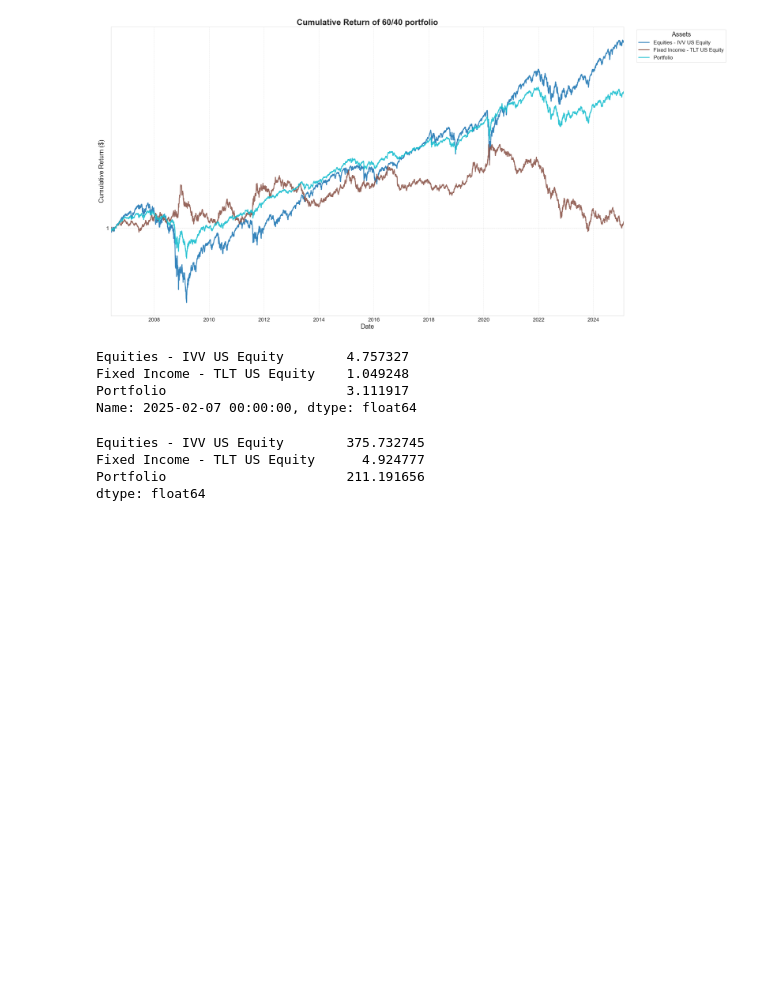
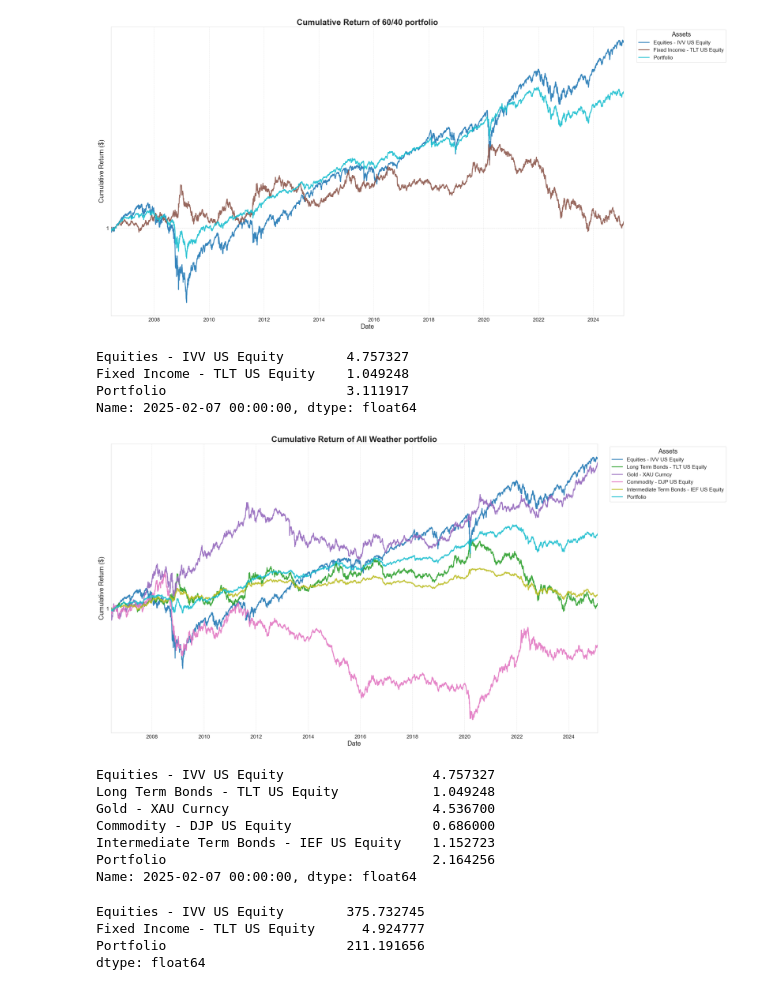
Before and after one commit to tommattoo/Dragon-Portfolio, a Jupyter notebook: dragon-portfolio.ipynb, the cells around one changed output. Cells and saved outputs as stored; diff of their text form; code cells hidden in the pictures; blank space fills up the shorter version.

```diff
--- a/dragon-portfolio.ipynb
+++ b/dragon-portfolio.ipynb
@@ -429,11 +463,20 @@ portfolio_all_weather = dragon_portfolio[['Dates','Equities - IVV US Equity', 'F
 # Convert date column to datetime format
 portfolio_60_40['Dates'] = pd.to_datetime(portfolio_60_40['Dates'])
 portfolio_60_40.set_index('Dates', inplace=True)
+
+# Convert date column to datetime format
+portfolio_all_weather['Dates'] = pd.to_datetime(portfolio_all_weather['Dates'])
+portfolio_all_weather.set_index('Dates', inplace=True)
 # %%
-#create a percentage return df from the dragon_portfolio df
+#create a percentage return df from the portfolio_60_40 df
 percentage_return_60_40 = portfolio_60_40.pct_change()
 
 percentage_return_60_40['Portfolio'] = (percentage_return_60_40['Equities - IVV US Equity'] * 0.6) + (percentage_return_60_40['Fixed Income - TLT US Equity'] * 0.4)
+
+#create a percentage return df from the portfolio_all_weather df
+percentage_return_all_weather = portfolio_all_weather.pct_change()
+
+percentage_return_all_weather['Portfolio'] = (percentage_return_all_weather['Equities - IVV US Equity'] * 0.3) + (percentage_return_all_weather['Long Term Bonds - TLT US Equity'] * 0.4) + (percentage_return_all_weather['Gold - XAU Curncy'] * 0.075) + (percentage_return_all_weather['Commodity - DJP US Equity'] * 0.075) + (percentage_return_all_weather['Intermediate Term Bonds - IEF US Equity'] * 0.15)
 # %%
 percentage_return_60_40.head()
 # %% [output]
@@ -507,6 +584,54 @@ Equities - IVV US Equity        4.757327
 Fixed Income - TLT US Equity    1.049248
 Portfolio                       3.111917
 Name: 2025-02-07 00:00:00, dtype: float64
+# %%
+# Set Seaborn style
+sns.set_style("whitegrid")
+
+# Figure size
+fig, ax = plt.subplots(figsize=(30, 15))
+
+# Cumulative returns (starting from $1)
+cumulative_returns = (1 * (1 + percentage_return_all_weather).cumprod())
+
+# Plot
+cumulative_returns.plot(ax=ax, linewidth=3, cmap="tab10", alpha=0.9)
+
+# Title and labels
+ax.set_title("Cumulative Return of All Weather portfolio", fontsize=28, fontweight='bold')
+ax.set_ylabel("Cumulative Return ($)", fontsize=22)
+ax.set_xlabel("Date", fontsize=22)
+
+# Improved Y-axis tick formatting (for log scale)
+ax.set_yscale("log")  # Keep the log scale
+ax.yaxis.set_major_locator(ticker.LogLocator(base=10.0, numticks=10)) # Adjust numticks as needed
+ax.yaxis.set_major_formatter(ticker.FormatStrFormatter("%.0f")) # Format as integers
+
+# Increase tick sizes
+ax.tick_params(axis="both", labelsize=18)
+
+# Legend outside the plot
+ax.legend(title="Assets", bbox_to_anchor=(1.02, 1), loc="upper left", fontsize=18, title_fontsize=22)
+
+# Grid
+ax.grid(True, linestyle="--", alpha=0.7)
+
+# Show plot
+plt.tight_layout() # Adjust layout to prevent labels from overlapping
+plt.show()
+#print the final value of the comulative return for each asset
+final_value = cumulative_returns.iloc[-1]
+
+final_value
+# %% [output]
+[figure, added]
+Equities - IVV US Equity                   4.757327
+Long Term Bonds - TLT US Equity            1.049248
+Gold - XAU Curncy                          4.536700
+Commodity - DJP US Equity                  0.686000
+Intermediate Term Bonds - IEF US Equity    1.152723
+Portfolio                                  2.164256
+Name: 2025-02-07 00:00:00, dtype: float64
 # %%
 def calculate_total_percentage_change(series):
     """Calculates total percentage change, handling NaNs correctly."""
```
Also changed, not shown: parts of 8 cells of this notebook.
